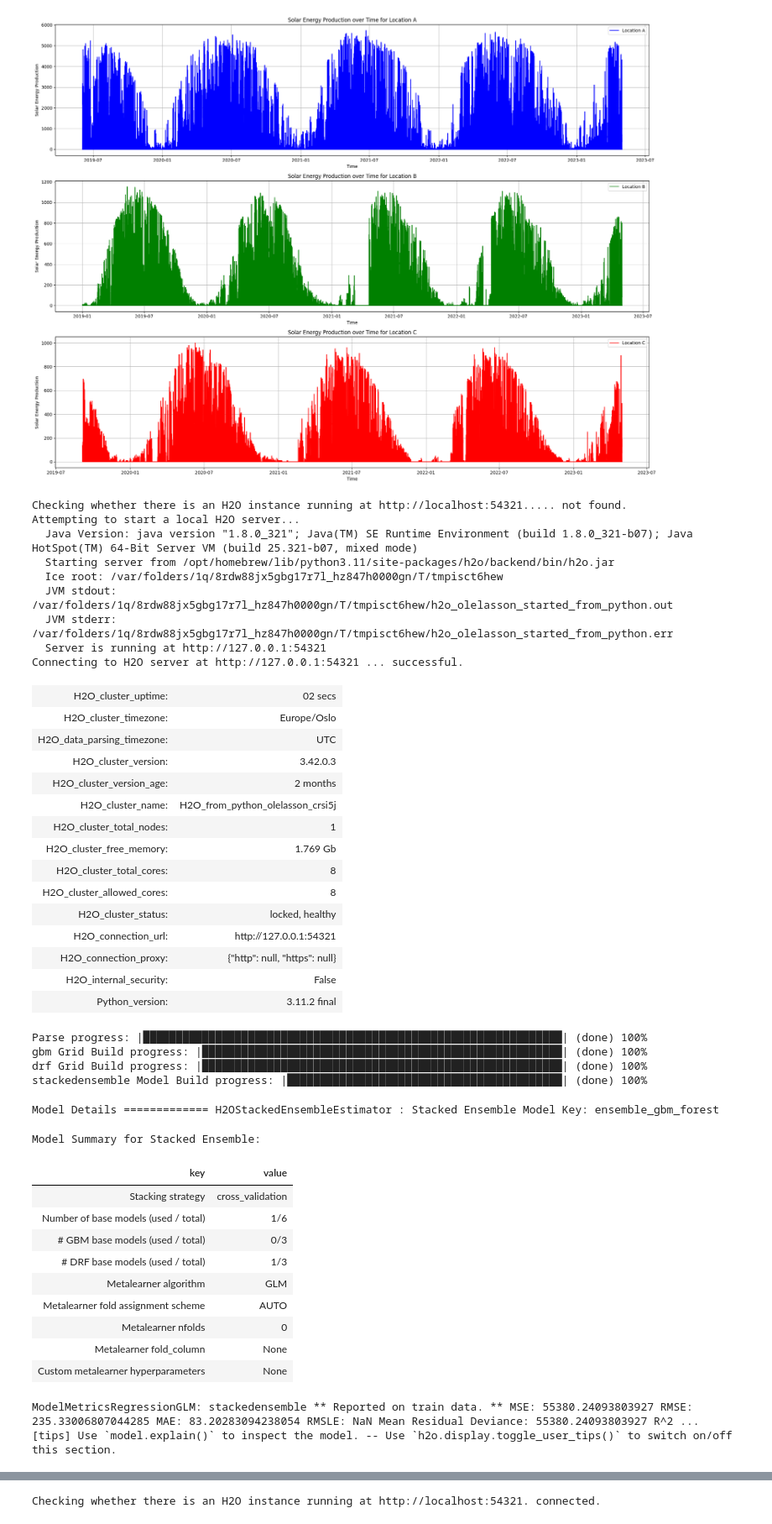
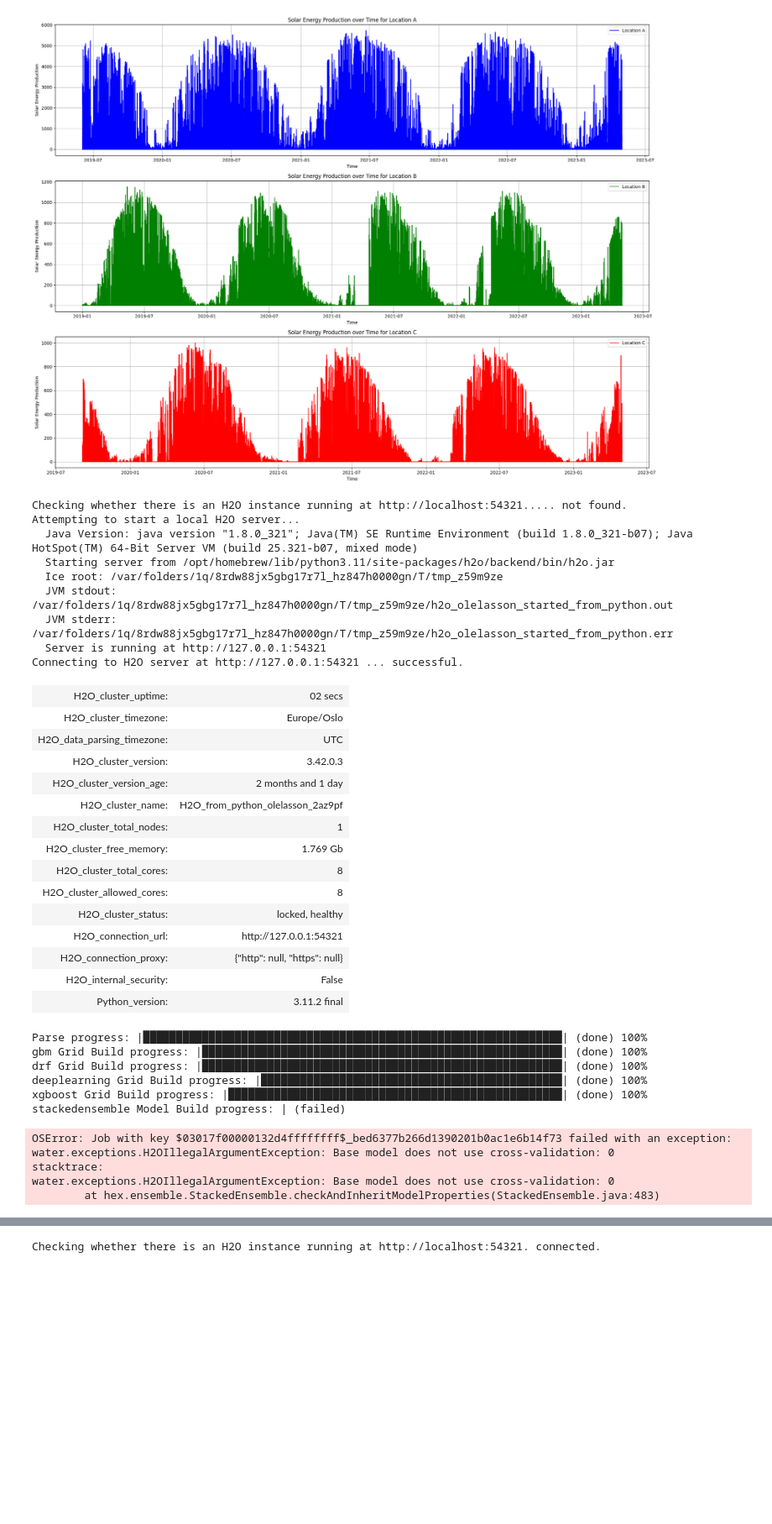
Before and after one commit to J-Ness/Solar-Energy-Production-Forecasting, a Jupyter notebook: data/automl.ipynb, the cells around one changed output, grey strips where cells are left out. Shown at 84% size. Drawn from its saved outputs; the diff is of its cells as text; code cells hidden in the pictures; blank space fills up the shorter version.

```diff
--- a/data/automl.ipynb
+++ b/data/automl.ipynb
@@ -369,6 +369,8 @@ plt.show()
 
 from h2o.estimators.random_forest import H2ORandomForestEstimator
 from h2o.estimators.gbm import H2OGradientBoostingEstimator
+from h2o.estimators import H2OXGBoostEstimator
+from h2o.estimators import H2ODeepLearningEstimator
 from h2o.estimators.stackedensemble import H2OStackedEnsembleEstimator
 from h2o.grid.grid_search import H2OGridSearch
 h2o.init()
@@ -405,7 +407,19 @@ hyper_params_forest = {"max_depth": [3, 4, 5, 6, 9],
                 "sample_rate": [0.7, 0.8, 0.9, 1.0],
                 "ntrees": [20, 30, 40, 50, 60, 70]}
 
-search_criteria = {"strategy": "RandomDiscrete", "max_models": 3, "seed": 1}
+hyper_params_nn = {
+    "activation": ["Rectifier", "Tanh", "Maxout"],
+    "hidden": [[32, 32], [64, 64], [100, 100]],
+    "epochs": [10, 20, 30],
+}
+
+
+hyper_params_xgb = {"learn_rate": [0.01, 0.03],
+                "max_depth": [3, 4, 5, 6, 9],
+                "sample_rate": [0.7, 0.8, 0.9, 1.0],
+                "col_sample_rate": [0.2, 0.3, 0.4, 0.5, 0.6, 0.7, 0.8]}
+
+search_criteria = {"strategy": "RandomDiscrete", "max_models": 5, "seed": 1}
 
 # Train the grid
 grid_gradient = H2OGridSearch(model=H2OGradientBoostingEstimator(distribution="poisson",
@@ -418,40 +432,66 @@ grid_gradient = H2OGridSearch(model=H2OGradientBoostingEstimator(distribution="p
                      search_criteria=search_criteria,
                      grid_id="gbm_grid")
 grid_gradient.train(x=x, y=y, training_frame=data)
 
 # Train and cross-validate a RF
 grid_forest = H2OGridSearch(model=H2ORandomForestEstimator(
                                  nfolds=nfolds,
                                  fold_assignment="Modulo",
                                  keep_cross_validation_predictions=True,
                                  seed=1),
                     hyper_params=hyper_params_forest,
                     search_criteria=search_criteria,
                     grid_id="forest_grid")
 grid_forest.train(x=x, y=y, training_frame=data)
 
-model_ids = grid_forest.model_ids + grid_gradient.model_ids
+grid_nn = H2OGridSearch(model=H2ODeepLearningEstimator(
+                                 nfolds=nfolds,
+                                 fold_assignment="Modulo",
+                                 keep_cross_validation_predictions=True,
+                                 seed=1),
+                    hyper_params=hyper_params_nn,
+                    search_criteria=search_criteria,
+                    grid_id="nn_grid")
+grid_nn.train(x=x, y=y, training_frame=data)
+
+
+grid_xgb = H2OGridSearch(model=H2OXGBoostEstimator(booster='dart', normalize_type='tree', seed=1234),
+                     hyper_params=hyper_params_xgb,
+                     search_criteria=search_criteria,
+                     grid_id="xgb_grid")
+grid_xgb.train(x=x, y=y, training_frame=data)
+
+model_ids = []
+
+if grid_forest is not None:
+    model_ids += grid_forest.model_ids
+if grid_gradient is not None:
+    model_ids += grid_gradient.model_ids
+if grid_nn is not None:
+    model_ids += grid_nn.model_ids
+if grid_xgb is not None:
+    model_ids += grid_xgb.model_ids
 
 # Train a stacked ensemble using the GBM grid
-ensemble = H2OStackedEnsembleEstimator(model_id="ensemble_gbm_forest",
+ensemble = H2OStackedEnsembleEstimator(model_id="ensemble_gbm_forest_xgb",
                                        base_models=model_ids)
 ensemble.train(x=x, y=y, training_frame=data)
 # %% [output]
 Checking whether there is an H2O instance running at http://localhost:54321..... not found.
 Attempting to start a local H2O server...
   Java Version: java version "1.8.0_321"; Java(TM) SE Runtime Environment (build 1.8.0_321-b07); Java HotSpot(TM) 64-Bit Server VM (build 25.321-b07, mixed mode)
   Starting server from /opt/homebrew/lib/python3.11/site-packages/h2o/backend/bin/h2o.jar
-  Ice root: /var/folders/1q/8rdw88jx5gbg17r7l_hz847h0000gn/T/tmpisct6hew
-  JVM stdout: /var/folders/1q/8rdw88jx5gbg17r7l_hz847h0000gn/T/tmpisct6hew/h2o_olelasson_started_from_python.out
-  JVM stderr: /var/folders/1q/8rdw88jx5gbg17r7l_hz847h0000gn/T/tmpisct6hew/h2o_olelasson_started_from_python.err
+  Ice root: /var/folders/1q/8rdw88jx5gbg17r7l_hz847h0000gn/T/tmp_z59m9ze
+  JVM stdout: /var/folders/1q/8rdw88jx5gbg17r7l_hz847h0000gn/T/tmp_z59m9ze/h2o_olelasson_started_from_python.out
+  JVM stderr: /var/folders/1q/8rdw88jx5gbg17r7l_hz847h0000gn/T/tmp_z59m9ze/h2o_olelasson_started_from_python.err
   Server is running at http://127.0.0.1:54321
 Connecting to H2O server at http://127.0.0.1:54321 ... successful.
 | H2O_cluster_uptime: | 02 secs |
 | H2O_cluster_timezone: | Europe/Oslo |
 | H2O_data_parsing_timezone: | UTC |
 | H2O_cluster_version: | 3.42.0.3 |
-| H2O_cluster_version_age: | 2 months |
-| H2O_cluster_name: | H2O_from_python_olelasson_crsi5j |
+| H2O_cluster_version_age: | 2 months and 1 day |
+| H2O_cluster_name: | H2O_from_python_olelasson_2az9pf |
 | H2O_cluster_total_nodes: | 1 |
 | H2O_cluster_free_memory: | 1.769 Gb |
 | H2O_cluster_total_cores: | 8 |
@@ -464,18 +504,10 @@ Connecting to H2O server at http://127.0.0.1:54321 ... successful.
 Parse progress: |████████████████████████████████████████████████████████████████| (done) 100%
 gbm Grid Build progress: |███████████████████████████████████████████████████████| (done) 100%
 drf Grid Build progress: |███████████████████████████████████████████████████████| (done) 100%
-stackedensemble Model Build progress: |██████████████████████████████████████████| (done) 100%
+deeplearning Grid Build progress: |██████████████████████████████████████████████| (done) 100%
+xgboost Grid Build progress: |███████████████████████████████████████████████████| (done) 100%
+stackedensemble Model Build progress: | (failed)
-Model Details ============= H2OStackedEnsembleEstimator : Stacked Ensemble Model Key: ensemble_gbm_forest
+OSError: Job with key $03017f00000132d4ffffffff$_bed6377b266d1390201b0ac1e6b14f73 failed with an exception: water.exceptions.H2OIllegalArgumentException: Base model does not use cross-validation: 0
+stacktrace:
+water.exceptions.H2OIllegalArgumentException: Base model does not use cross-validation: 0
+        at hex.ensemble.StackedEnsemble.checkAndInheritModelProperties(StackedEnsemble.java:483)
-Model Summary for Stacked Ensemble:
-| key | value |
-| Stacking strategy | cross_validation |
-| Number of base models (used / total) | 1/6 |
-| # GBM base models (used / total) | 0/3 |
-| # DRF base models (used / total) | 1/3 |
-| Metalearner algorithm | GLM |
-| Metalearner fold assignment scheme | AUTO |
-| Metalearner nfolds | 0 |
-| Metalearner fold_column | None |
-| Custom metalearner hyperparameters | None |
-ModelMetricsRegressionGLM: stackedensemble ** Reported on train data. ** MSE: 55380.24093803927 RMSE: 235.33006807044285 MAE: 83.20283094238054 RMSLE: NaN Mean Residual Deviance: 55380.24093803927 R^2 ...
-[tips] Use `model.explain()` to inspect the model. -- Use `h2o.display.toggle_user_tips()` to switch on/off this section.
```
Also changed, not shown: parts of 3 cells of this notebook, 3 other files.
